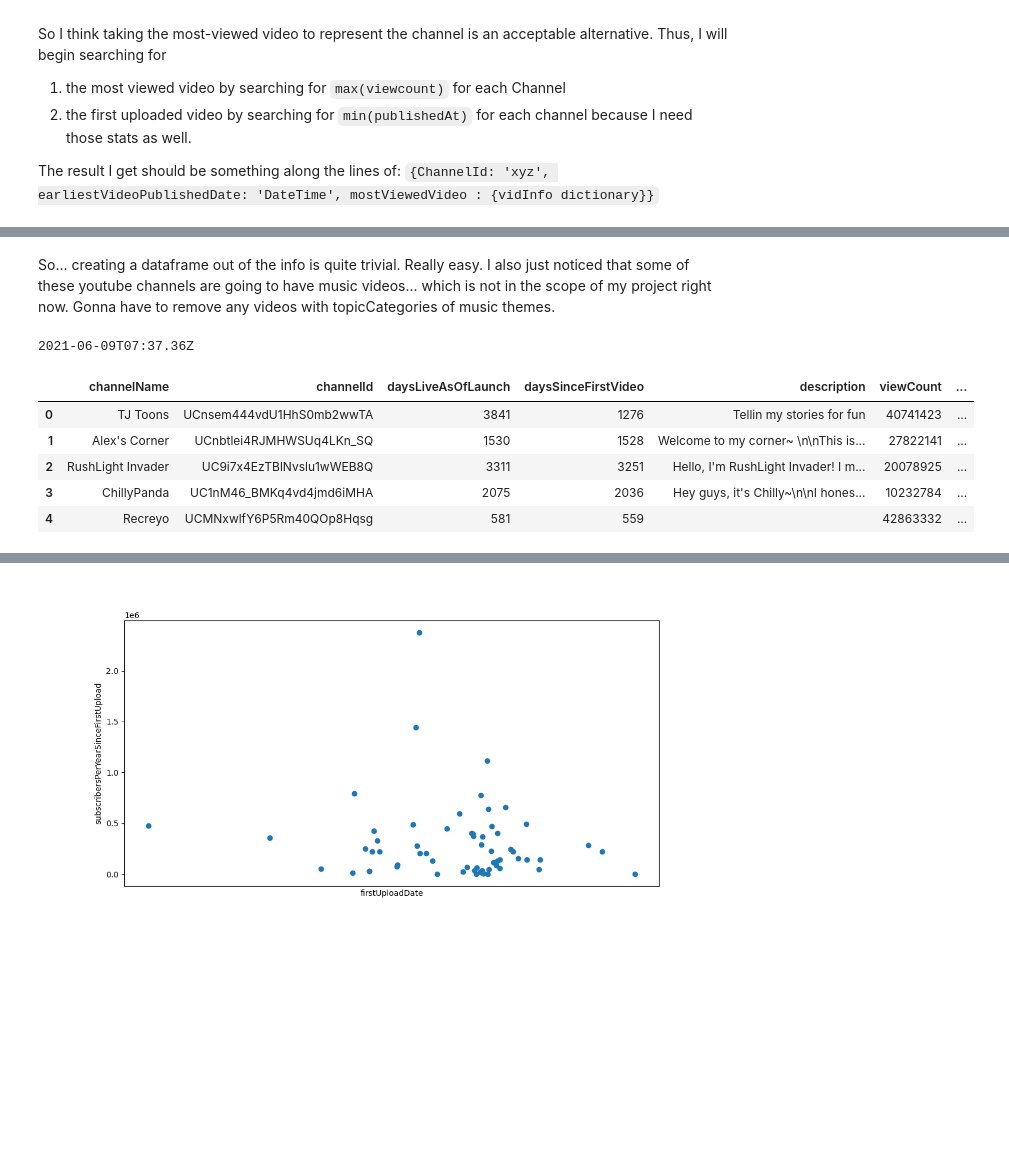
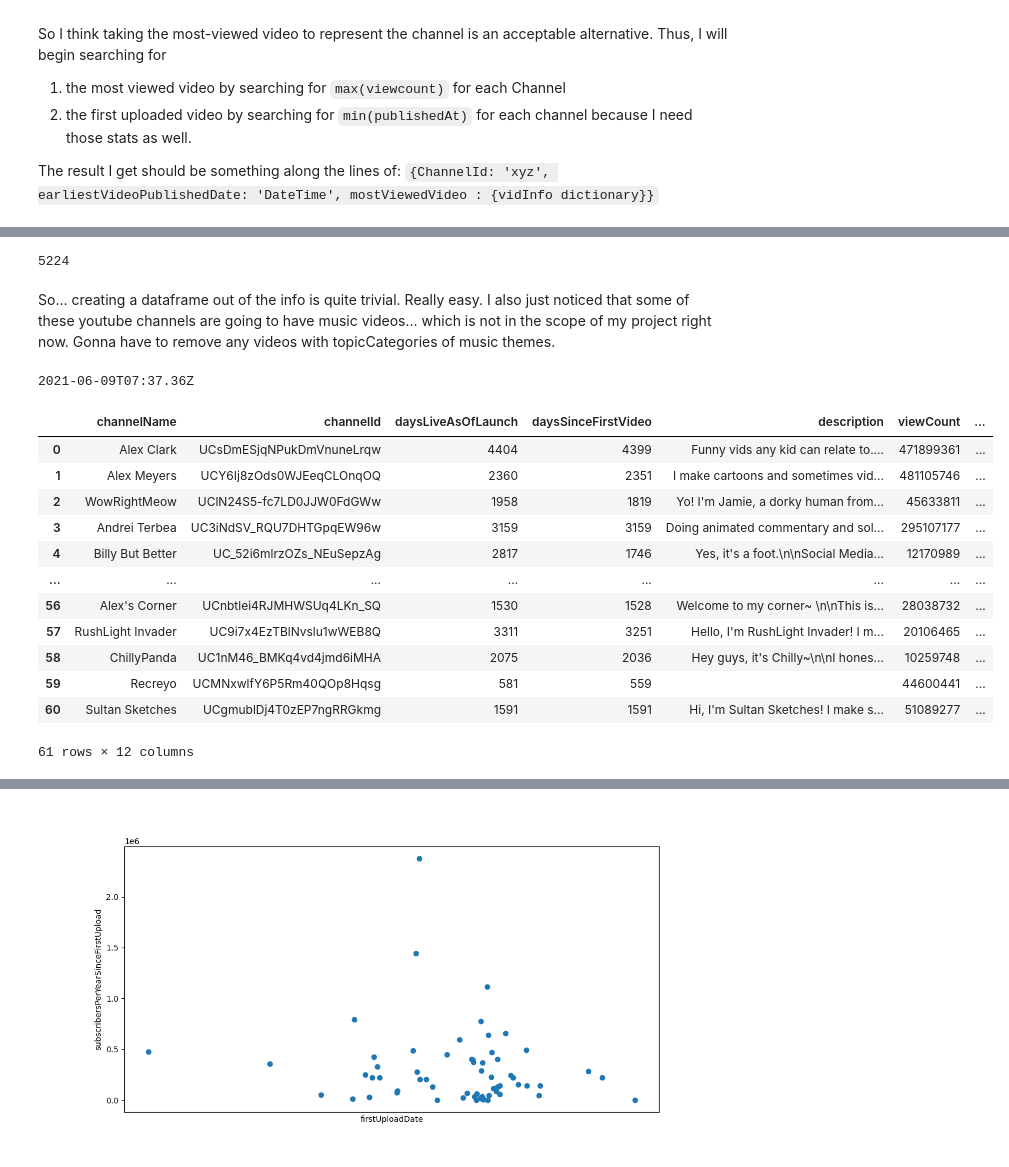
Before and after one commit to ojiwon-kenobi/youtuberChannels, a Jupyter notebook: dataProcessing.ipynb, the cells around one changed output, grey strips where cells are left out. Saved outputs shown, nothing was run; the diff lists cells and outputs as text; code cells hidden in the pictures; blank space fills up the shorter version.

```diff
--- a/dataProcessing.ipynb
+++ b/dataProcessing.ipynb
@@ -269,7 +266,3 @@ So I think taking the most-viewed video to represent the channel is an acceptabl
 2. the first uploaded video by searching for `min(publishedAt)` for each channel because I need those stats as well.
 
 The result I get should be something along the lines of: `{ChannelId: 'xyz', earliestVideoPublishedDate: 'DateTime', mostViewedVideo : {vidInfo dictionary}}`
-# %%
-listOfVideoInfo = channelIdToListOfVids_copy["UC9z7EZAbkphEMg0SP7rw44A"]
-df = pd.DataFrame(list(listOfVideoInfo))
-df
@@ -290,3 +269,14 @@ df
+# %%
+df = pd.DataFrame(list(listOfVideoInfo))
+count=0
+listOfVideoMetaData = []
+for channelId in LIST_OF_CHANNEL_IDS:
+    listOfVideoMetaData += channelIdToListOfVids_copy[channelId]
+    count+=len(channelIdToListOfVids_copy[channelId])
+print(count)
+pd.DataFrame(listOfVideoMetaData).to_csv("vidIds_metaData.csv")
+# %% [output]
+5224
 # %% [markdown]
 So... creating a dataframe out of the info is quite trivial. Really easy. I also just noticed that some of these youtube channels are going to have music videos... which is not in the scope of my project right now. Gonna have to remove any videos with topicCategories of music themes.
 # %%
@@ -314,5 +303,5 @@ def try_parsing_date(text):
 # %%
-#important. date ref is 12/11 because this is when I pulled this data.
+#important. date ref is 12/24 because this is when I pulled this data.
 
 df = pd.read_json (r'channelListResponse.json')
 REFERENCE_UTC_NOW= datetime(2021, 12, 24, 5, 2, 59, 166993)
@@ -321,36 +310,44 @@ channelInfo_master_df= pd.DataFrame()
 for index, row in df.iterrows():
     items=df['items'][index][0]
     snippet = items['snippet']
 
     title=snippet['title']
     channelId=items['id']
     publishedAt=snippet['publishedAt']
     description=snippet['description']
     viewCount=items['statistics']['viewCount']
     subscriberCount=items['statistics']['subscriberCount']
     videoCount=items['statistics']['videoCount']
     daysLive = pd.Timedelta(REFERENCE_UTC_NOW - try_parsing_date(publishedAt)).round('d').days
 
     data = {'channelName':title,
     'channelId': channelId,
     'daysLiveAsOfLaunch': daysLive,
     'daysSinceFirstVideo': channelId_to_earliestVideoTimestamp_and_mostViewedVideo[channelId]['daysSinceFirstVideo'].days,
     'description': description,
     'viewCount': int(viewCount),
     'subscriberCount': int(subscriberCount),
     'videoCount': int(videoCount),
     'firstUploadDate' : channelId_to_earliestVideoTimestamp_and_mostViewedVideo[channelId]['firstUploadDate'],
+    'mostPopularVideoId' : channelId_to_earliestVideoTimestamp_and_mostViewedVideo[channelId]['mostViewedVideo']['vidId'],
     'subscribersPerYearSinceFirstUpload' : float(int(subscriberCount)/(channelId_to_earliestVideoTimestamp_and_mostViewedVideo[channelId]['daysSinceFirstVideo'].days/365)),
     'viewCountPerYearSinceFirstUpload' : float(int(viewCount)/(channelId_to_earliestVideoTimestamp_and_mostViewedVideo[channelId]['daysSinceFirstVideo'].days/365)),
     }
     df_generated = pd.DataFrame(data, index=[index])
     channelInfo_master_df= channelInfo_master_df.append(df_generated)
-channelInfo_master_df.head()
+channelInfo_master_df
 # %% [output]
 2021-06-09T07:37.36Z
 |  | channelName | channelId | daysLiveAsOfLaunch | daysSinceFirstVideo | description | viewCount | ... |
-| 0 | TJ Toons | UCnsem444vdU1HhS0mb2wwTA | 3841 | 1276 | Tellin my stories for fun | 40741423 | ... |
-| 1 | Alex's Corner | UCnbtlei4RJMHWSUq4LKn_SQ | 1530 | 1528 | Welcome to my corner~ \n\nThis is... | 27822141 | ... |
-| 2 | RushLight Invader | UC9i7x4EzTBlNvslu1wWEB8Q | 3311 | 3251 | Hello, I'm RushLight Invader! I m... | 20078925 | ... |
-| 3 | ChillyPanda | UC1nM46_BMKq4vd4jmd6iMHA | 2075 | 2036 | Hey guys, it's Chilly~\n\nI hones... | 10232784 | ... |
-| 4 | Recreyo | UCMNxwlfY6P5Rm40QOp8Hqsg | 581 | 559 |  | 42863332 | ... |
+| 0 | Alex Clark | UCsDmESjqNPukDmVnuneLrqw | 4404 | 4399 | Funny vids any kid can relate to.... | 471899361 | ... |
+| 1 | Alex Meyers | UCY6Ij8zOds0WJEeqCLOnqOQ | 2360 | 2351 | I make cartoons and sometimes vid... | 481105746 | ... |
+| 2 | WowRightMeow | UClN24S5-fc7LD0JJW0FdGWw | 1958 | 1819 | Yo! I'm Jamie, a dorky human from... | 45633811 | ... |
+| 3 | Andrei Terbea | UC3iNdSV_RQU7DHTGpqEW96w | 3159 | 3159 | Doing animated commentary and sol... | 295107177 | ... |
+| 4 | Billy But Better | UC_52i6mlrzOZs_NEuSepzAg | 2817 | 1746 | Yes, it's a foot.\n\nSocial Media... | 12170989 | ... |
+| ... | ... | ... | ... | ... | ... | ... | ... |
+| 56 | Alex's Corner | UCnbtlei4RJMHWSUq4LKn_SQ | 1530 | 1528 | Welcome to my corner~ \n\nThis is... | 28038732 | ... |
+| 57 | RushLight Invader | UC9i7x4EzTBlNvslu1wWEB8Q | 3311 | 3251 | Hello, I'm RushLight Invader! I m... | 20106465 | ... |
+| 58 | ChillyPanda | UC1nM46_BMKq4vd4jmd6iMHA | 2075 | 2036 | Hey guys, it's Chilly~\n\nI hones... | 10259748 | ... |
+| 59 | Recreyo | UCMNxwlfY6P5Rm40QOp8Hqsg | 581 | 559 |  | 44600441 | ... |
+| 60 | Sultan Sketches | UCgmublDj4T0zEP7ngRRGkmg | 1591 | 1591 | Hi, I'm Sultan Sketches! I make s... | 51089277 | ... |
+61 rows × 12 columns
```
Also changed, not shown: parts of 15 cells of this notebook, 2 other files.
